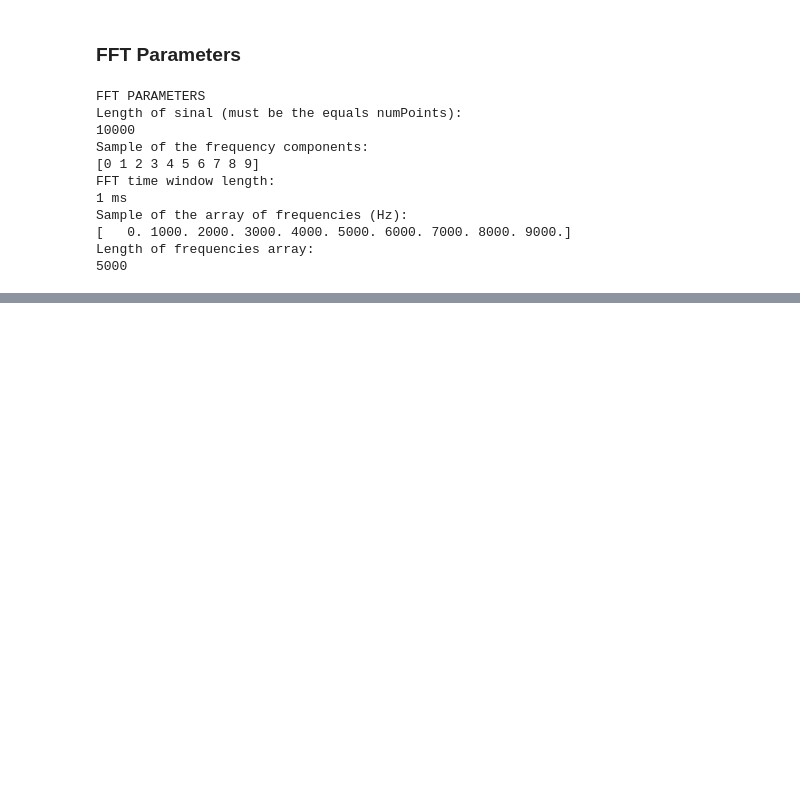
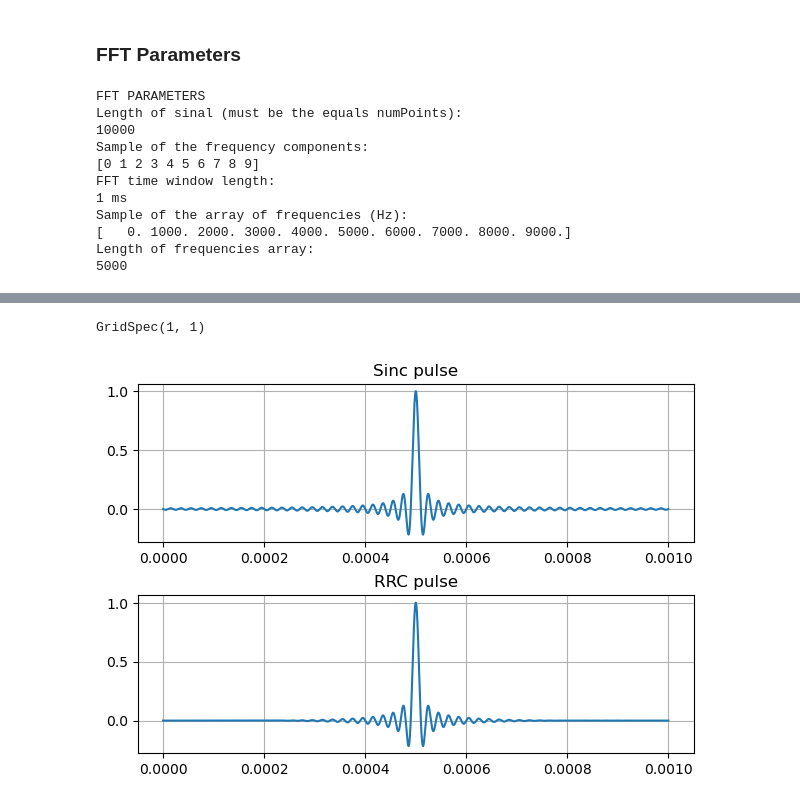
Before and after one commit to floose/py-ju-sea-dsp, a Jupyter notebook: ex1-rc-circ/LTSpice_Nyquist_pulse.ipynb, the cells around one changed output, grey strips where cells are left out. Saved outputs shown, nothing was run; the diff lists cells and outputs as text; code cells hidden in the pictures; blank space fills up the shorter version.

```diff
--- a/ex1-rc-circ/LTSpice_Nyquist_pulse.ipynb
+++ b/ex1-rc-circ/LTSpice_Nyquist_pulse.ipynb
@@ -132,0 +144,22 @@ plt.xlim([0,2*bw_Hz])
+# %%
+#roll-of factor
+r = 0.1
+#rrc filter on time domain
+h_rrc = vsinc * (np.cos(np.pi*(time-t_disp)*r*bw_Hz)) / (1 - 4 * r**2 * (time-t_disp)**2 * bw_Hz**2)
+
+##ploting both filters
+fig, axs = plt.subplots(2)
+axs[0].plot(time,vsinc)
+axs[0].set_title("Sinc pulse")
+axs[0].grid()
+axs[1].plot(time,h_rrc)
+axs[1].set_title("RRC pulse")
+axs[1].grid()
+
+# shift subplots down to adjust titles
+fig.tight_layout()
+fig.subplots_adjust(top=0.85)
+fig.add_gridspec()
+# %% [output]
+GridSpec(1, 1)
+[figure, added]
```
Also changed, not shown: parts of 5 cells of this notebook.
